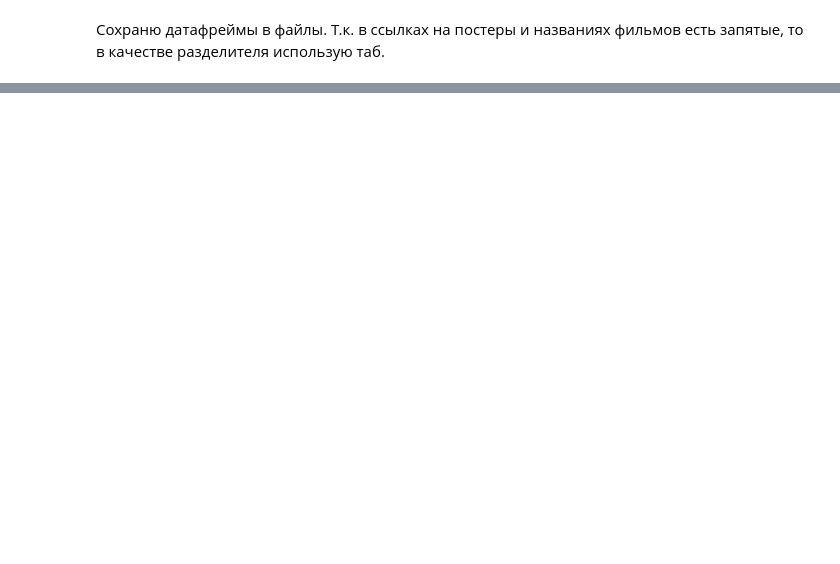
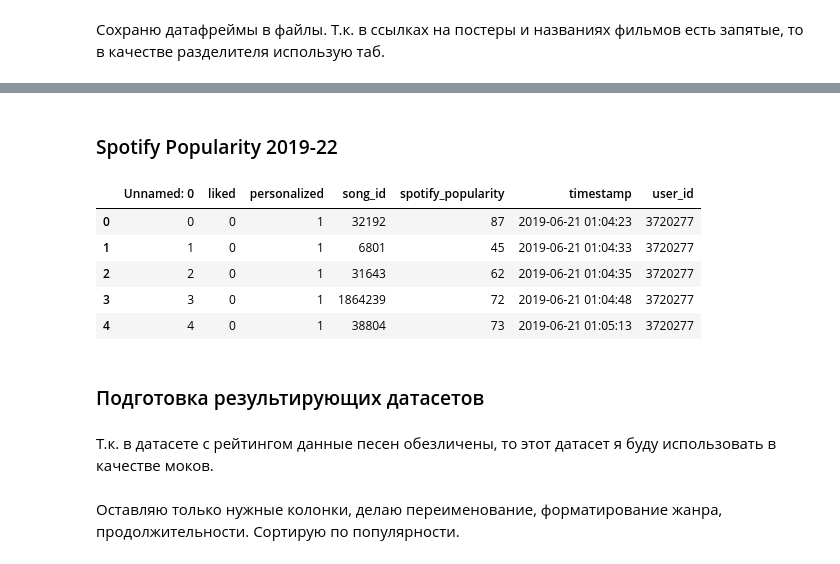
Before and after one commit to inozemtseviv/moodstream-ml, a Jupyter notebook: MoodStream_PREP.ipynb, the cells around one changed output, grey strips where cells are left out. Saved outputs shown, nothing was run; the diff lists cells and outputs as text; code cells hidden in the pictures; blank space fills up the shorter version.

```diff
--- a/MoodStream_PREP.ipynb
+++ b/MoodStream_PREP.ipynb
@@ -278,0 +884,21 @@ rating_df.to_csv('./datasets/movies/ratings.zip',
+# %% [markdown]
+### Spotify Popularity 2019-22
+# %%
+# https://www.kaggle.com/datasets/cbhavik/music-taste-recommendation
+SPOTIFY_POPULARITY_PATH = './datasets/src/tracks/SpotifyPopularity2019-22.csv'
+spotify_popularity_ds = pd.read_csv(SPOTIFY_POPULARITY_PATH)
+
+spotify_popularity_ds.head(5)
+# %% [output]
+|  | Unnamed: 0 | liked | personalized | song_id | spotify_popularity | timestamp | user_id |
+| 0 | 0 | 0 | 1 | 32192 | 87 | 2019-06-21 01:04:23 | 3720277 |
+| 1 | 1 | 0 | 1 | 6801 | 45 | 2019-06-21 01:04:33 | 3720277 |
+| 2 | 2 | 0 | 1 | 31643 | 62 | 2019-06-21 01:04:35 | 3720277 |
+| 3 | 3 | 0 | 1 | 1864239 | 72 | 2019-06-21 01:04:48 | 3720277 |
+| 4 | 4 | 0 | 1 | 38804 | 73 | 2019-06-21 01:05:13 | 3720277 |
+# %% [markdown]
+### Подготовка результирующих датасетов
+# %% [markdown]
+Т.к. в датасете с рейтингом данные песен обезличены, то этот датасет я буду использовать в качестве моков.
+# %% [markdown]
+Оставляю только нужные колонки, делаю переименование, форматирование жанра, продолжительности. Сортирую по популярности.
```
Also changed, not shown: parts of 64 cells of this notebook, 4 other files.
